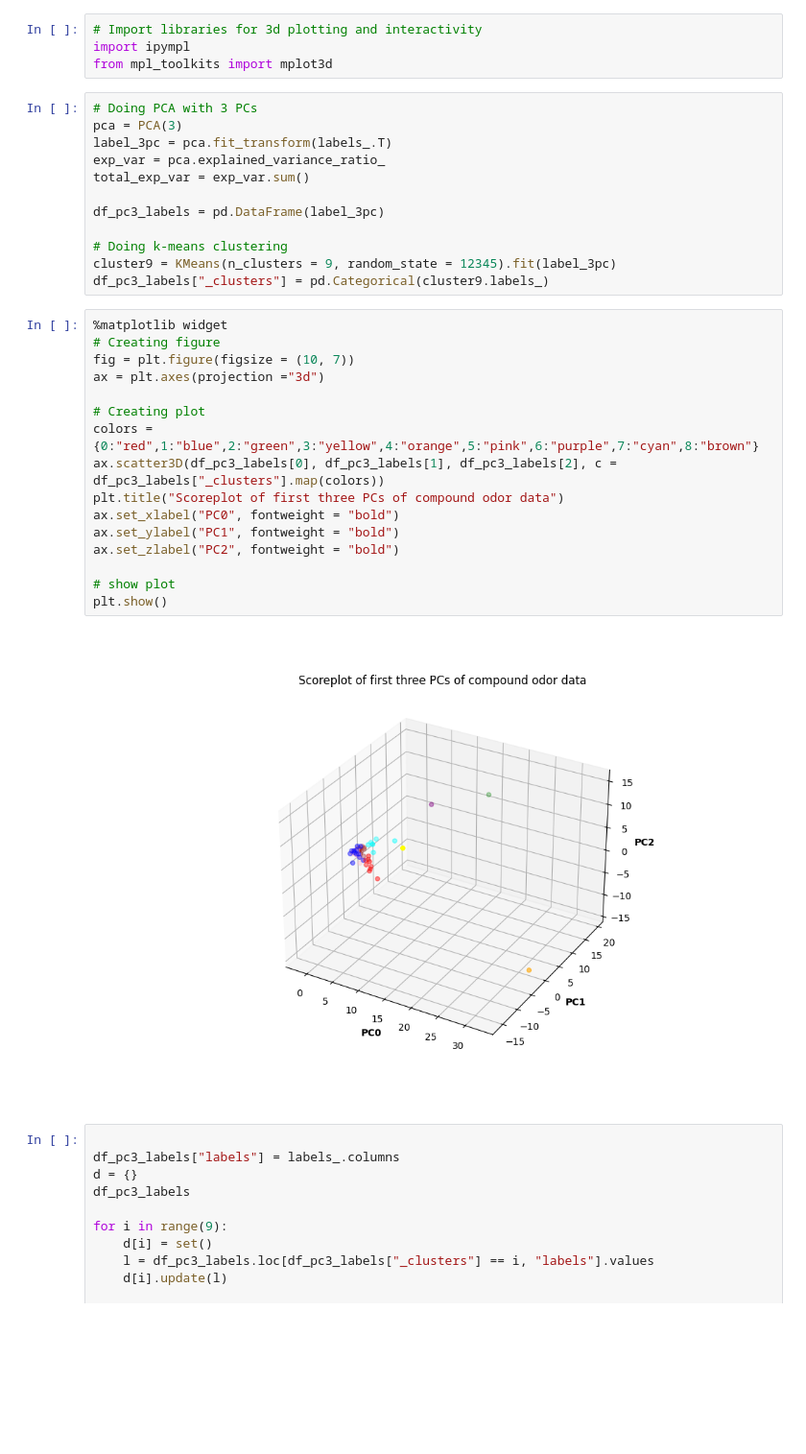
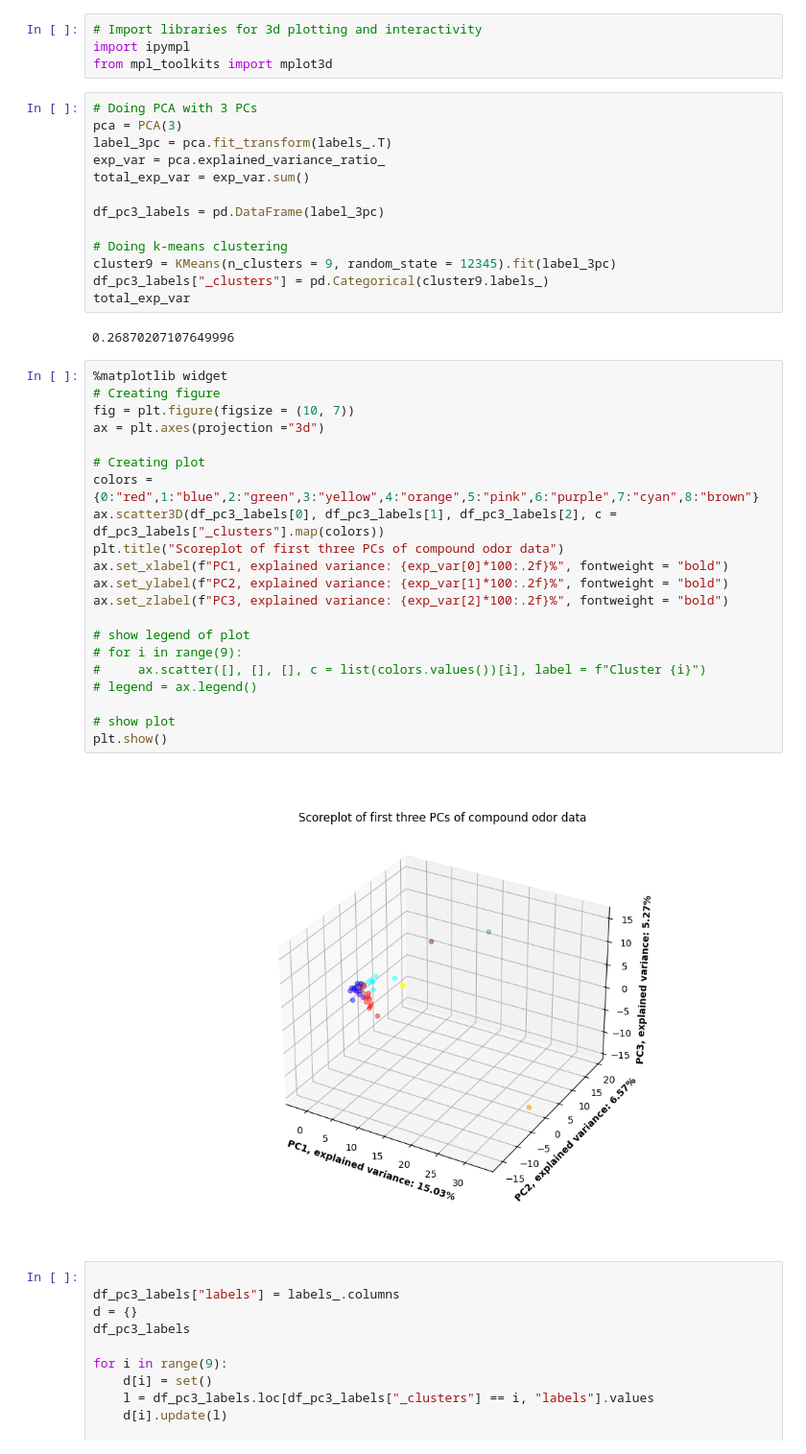
Before and after one commit to IOuadah/SML_Project, a Jupyter notebook: data_prep.ipynb, the cells around one changed output. Shown: that part at 96% size. Saved outputs shown, nothing was run; the diff lists cells and outputs as text; blank space fills up the shorter version.

```diff
--- a/data_prep.ipynb
+++ b/data_prep.ipynb
@@ -244,24 +244,32 @@ df_pc3_labels = pd.DataFrame(label_3pc)
 # Doing k-means clustering
 cluster9 = KMeans(n_clusters = 9, random_state = 12345).fit(label_3pc)
 df_pc3_labels["_clusters"] = pd.Categorical(cluster9.labels_)
+total_exp_var
+# %% [output]
+0.26870207107649996
 # %%
 %matplotlib widget
 # Creating figure
 fig = plt.figure(figsize = (10, 7))
 ax = plt.axes(projection ="3d")
 
 # Creating plot
 colors = {0:"red",1:"blue",2:"green",3:"yellow",4:"orange",5:"pink",6:"purple",7:"cyan",8:"brown"}
 ax.scatter3D(df_pc3_labels[0], df_pc3_labels[1], df_pc3_labels[2], c = df_pc3_labels["_clusters"].map(colors))
 plt.title("Scoreplot of first three PCs of compound odor data")
-ax.set_xlabel("PC0", fontweight = "bold")
-ax.set_ylabel("PC1", fontweight = "bold")
-ax.set_zlabel("PC2", fontweight = "bold")
+ax.set_xlabel(f"PC1, explained variance: {exp_var[0]*100:.2f}%", fontweight = "bold")
+ax.set_ylabel(f"PC2, explained variance: {exp_var[1]*100:.2f}%", fontweight = "bold")
+ax.set_zlabel(f"PC3, explained variance: {exp_var[2]*100:.2f}%", fontweight = "bold")
+
+# show legend of plot
+# for i in range(9):
+#     ax.scatter([], [], [], c = list(colors.values())[i], label = f"Cluster {i}")
+# legend = ax.legend()
 
 # show plot
 plt.show()
 # %% [output]
-[figure, old version]
+[figure, new version]
 # %%
 
 df_pc3_labels["labels"] = labels_.columns
```
Also changed, not shown: parts of 5 cells of this notebook, 2 other files.
